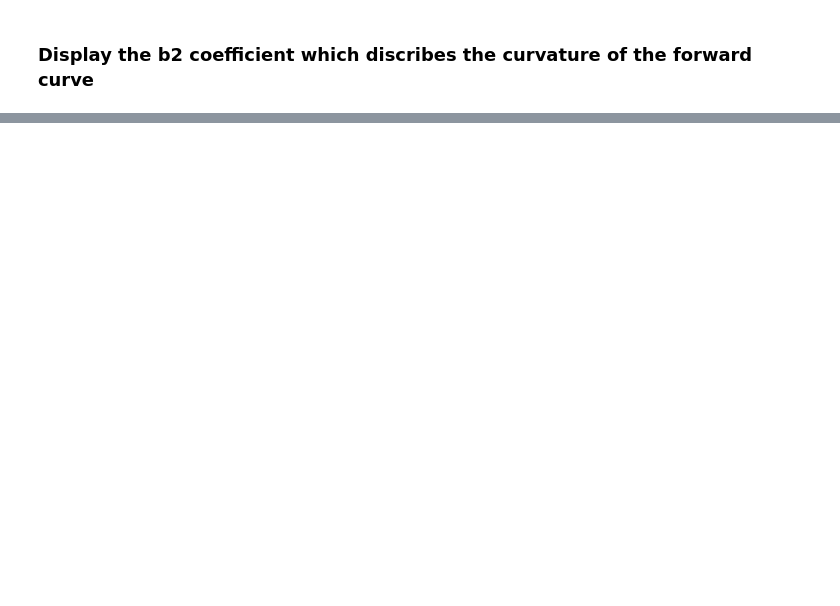
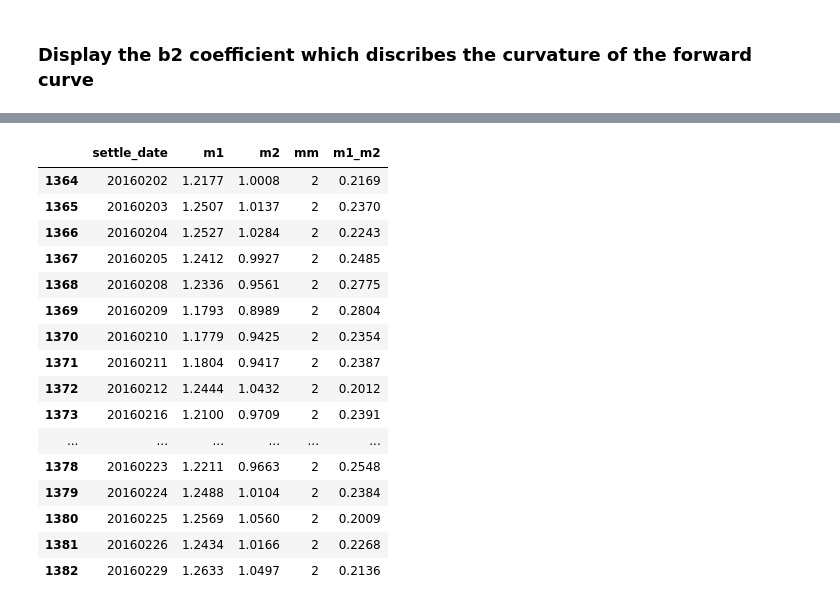
Before and after one commit to bgithub1/barchartacs, a Jupyter notebook: barchartacs/research_commod_spread_analysis.ipynb, the cells around one changed output, grey strips where cells are left out. Cells and saved outputs as stored; diff of their text form; code cells hidden in the pictures; blank space fills up the shorter version.

```diff
--- a/barchartacs/research_commod_spread_analysis.ipynb
+++ b/barchartacs/research_commod_spread_analysis.ipynb
@@ -290,0 +439,20 @@ iplot(plotly_plot(df_temp[['x','front_close','b2']],x_column='x',yaxis2_cols=['b
+# %%
+df_rb5[df_rb5.m1_m2>.2]
+# %% [output]
+|  | settle_date | m1 | m2 | mm | m1_m2 |
+| 1364 | 20160202 | 1.2177 | 1.0008 | 2 | 0.2169 |
+| 1365 | 20160203 | 1.2507 | 1.0137 | 2 | 0.2370 |
+| 1366 | 20160204 | 1.2527 | 1.0284 | 2 | 0.2243 |
+| 1367 | 20160205 | 1.2412 | 0.9927 | 2 | 0.2485 |
+| 1368 | 20160208 | 1.2336 | 0.9561 | 2 | 0.2775 |
+| 1369 | 20160209 | 1.1793 | 0.8989 | 2 | 0.2804 |
+| 1370 | 20160210 | 1.1779 | 0.9425 | 2 | 0.2354 |
+| 1371 | 20160211 | 1.1804 | 0.9417 | 2 | 0.2387 |
+| 1372 | 20160212 | 1.2444 | 1.0432 | 2 | 0.2012 |
+| 1373 | 20160216 | 1.2100 | 0.9709 | 2 | 0.2391 |
+| ... | ... | ... | ... | ... | ... |
+| 1378 | 20160223 | 1.2211 | 0.9663 | 2 | 0.2548 |
+| 1379 | 20160224 | 1.2488 | 1.0104 | 2 | 0.2384 |
+| 1380 | 20160225 | 1.2569 | 1.0560 | 2 | 0.2009 |
+| 1381 | 20160226 | 1.2434 | 1.0166 | 2 | 0.2268 |
+| 1382 | 20160229 | 1.2633 | 1.0497 | 2 | 0.2136 |
```
Also changed, not shown: parts of 28 cells of this notebook, 15 other files.
